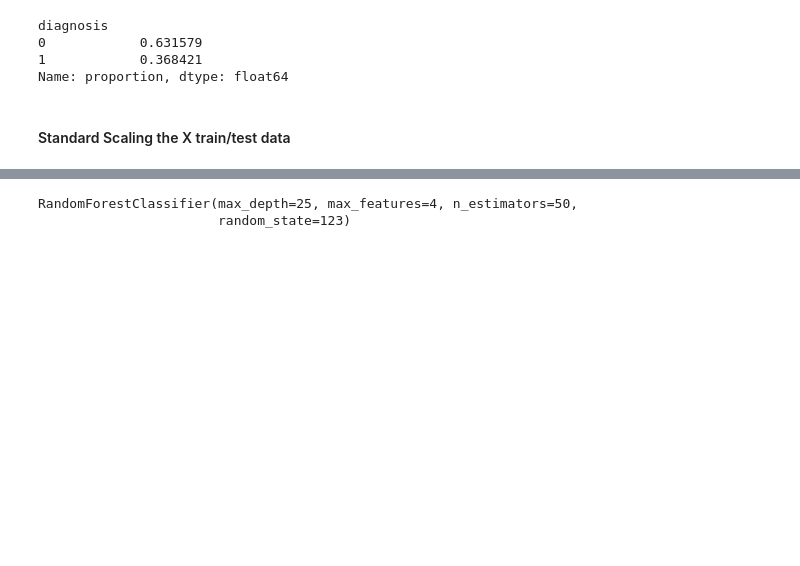
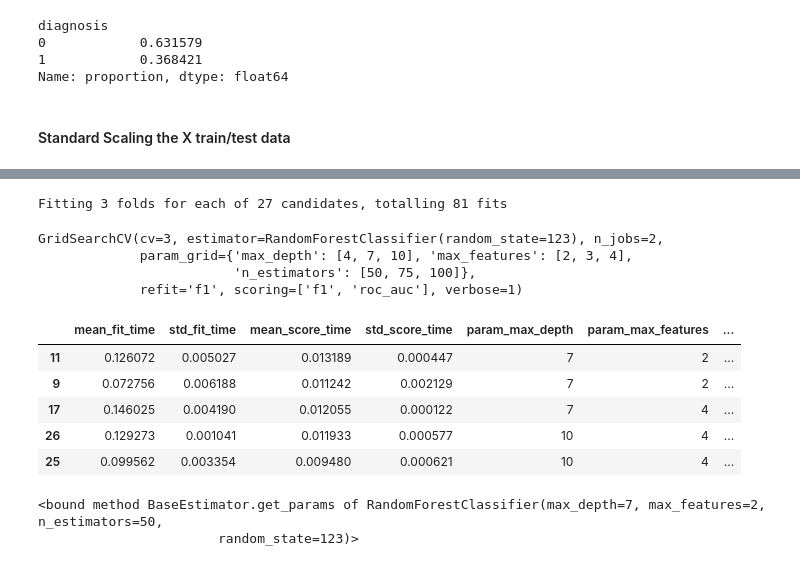
Before and after one commit to Citizen-XX/IBM-MachineLearningProfessionalCertificate, a Jupyter notebook: SupervisedMachineLearning_Classification/Module6/ClassificationProj_BreastCanc.ipynb, the cells around one changed output, grey strips where cells are left out. Saved outputs shown, nothing was run; the diff lists cells and outputs as text; code cells hidden in the pictures; blank space fills up the shorter version.

```diff
--- a/SupervisedMachineLearning_Classification/Module6/ClassificationProj_BreastCanc.ipynb
+++ b/SupervisedMachineLearning_Classification/Module6/ClassificationProj_BreastCanc.ipynb
@@ -220,10 +219,2 @@ import matplotlib.pyplot as plt
 # %%
-RFClass = RandomForestClassifier(random_state = 123, max_depth=25,
-                             max_features=4, n_estimators=50,
-                             bootstrap=True)
+RFClass = RandomForestClassifier(random_state = 123,bootstrap=True)
-# %%
-RFClass = RFClass.fit(X_train_scaled_df, y_train.values.ravel())
-RFClass
-# %% [output]
-RandomForestClassifier(max_depth=25, max_features=4, n_estimators=50,
-                       random_state=123)
@@ -229,0 +223,9 @@ RandomForestClassifier(max_depth=25, max_features=4, n_estimators=50,
+# %%
+search = GridSearchCV(estimator=RFClass,param_grid=param_dict,cv=3,n_jobs=2,verbose=1,scoring=["f1","roc_auc"],refit="f1")
+search.fit(X_train_scaled_df,y_train.values.ravel())
+# %% [output]
+Fitting 3 folds for each of 27 candidates, totalling 81 fits
+GridSearchCV(cv=3, estimator=RandomForestClassifier(random_state=123), n_jobs=2,
+             param_grid={'max_depth': [4, 7, 10], 'max_features': [2, 3, 4],
+                         'n_estimators': [50, 75, 100]},
+             refit='f1', scoring=['f1', 'roc_auc'], verbose=1)
@@ -230 +234,16 @@ RandomForestClassifier(max_depth=25, max_features=4, n_estimators=50,
+# %%
+pd.DataFrame(search.cv_results_).sort_values(by=["mean_test_f1","mean_test_roc_auc"],ascending=False).head()
+# %% [output]
+|  | mean_fit_time | std_fit_time | mean_score_time | std_score_time | param_max_depth | param_max_features | ... |
+| 11 | 0.126072 | 0.005027 | 0.013189 | 0.000447 | 7 | 2 | ... |
+| 9 | 0.072756 | 0.006188 | 0.011242 | 0.002129 | 7 | 2 | ... |
+| 17 | 0.146025 | 0.004190 | 0.012055 | 0.000122 | 7 | 4 | ... |
+| 26 | 0.129273 | 0.001041 | 0.011933 | 0.000577 | 10 | 4 | ... |
+| 25 | 0.099562 | 0.003354 | 0.009480 | 0.000621 | 10 | 4 | ... |
+# %%
+RF_best = search.best_estimator_
+RF_best.get_params
+# %% [output]
+<bound method BaseEstimator.get_params of RandomForestClassifier(max_depth=7, max_features=2, n_estimators=50,
+                       random_state=123)>
 # %%
```
Also changed, not shown: parts of 32 cells of this notebook.
